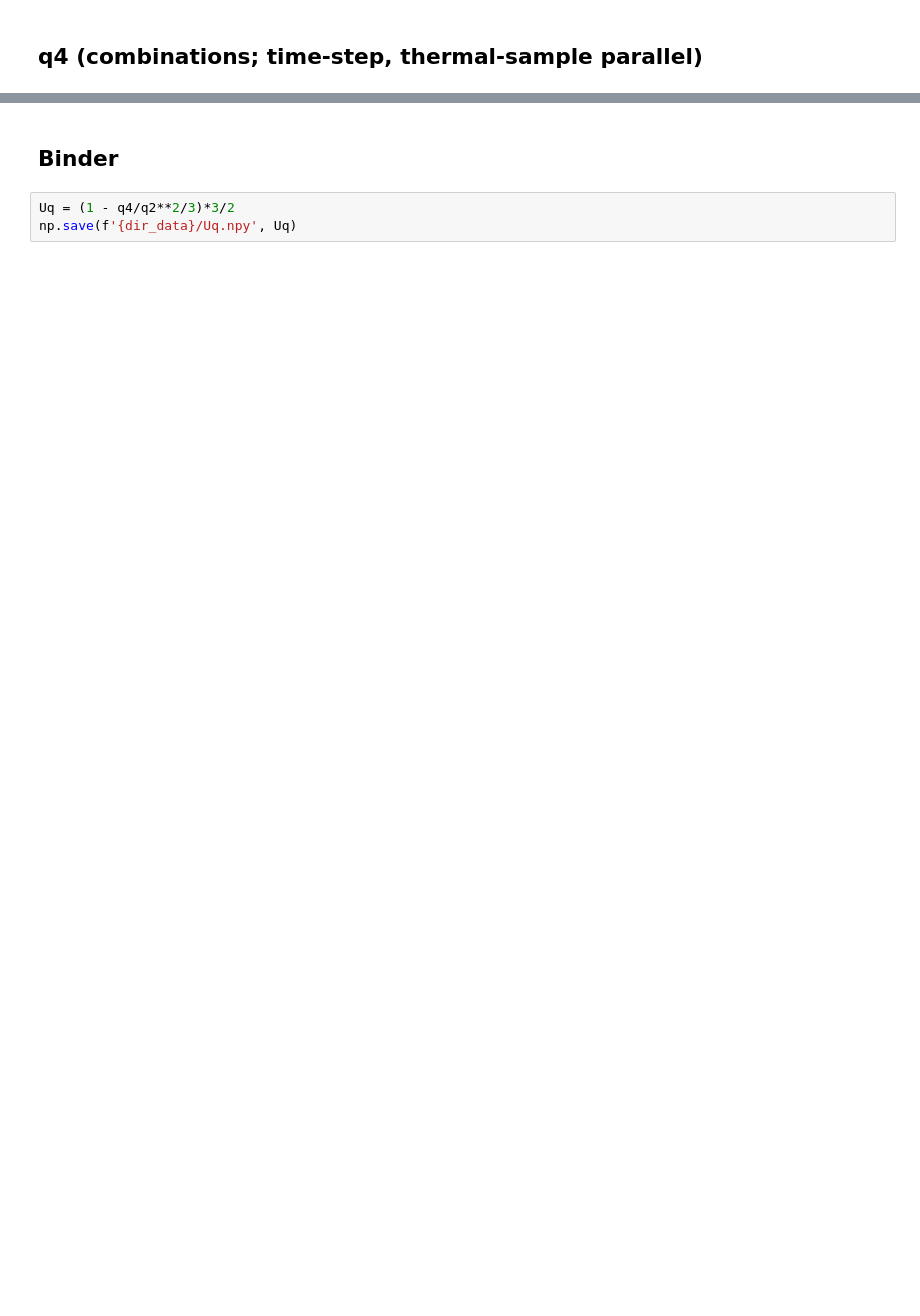
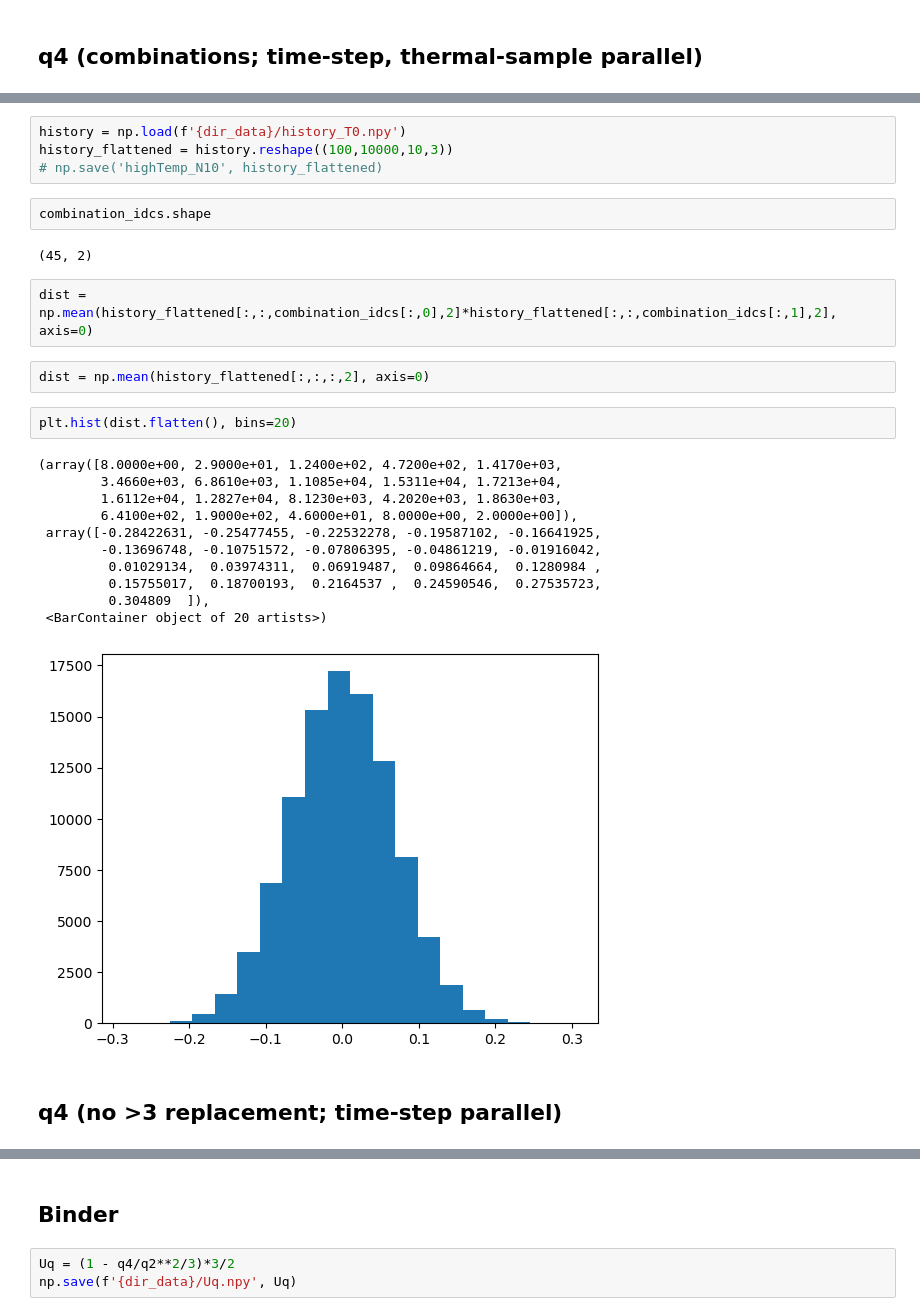
Before and after one commit to krlodeleon/LLG, a Jupyter notebook: q_EA.ipynb, the cells around one changed output, grey strips where cells are left out. Cells and saved outputs as stored; diff of their text form; blank space fills up the shorter version.

```diff
--- a/q_EA.ipynb
+++ b/q_EA.ipynb
@@ -149,0 +239,28 @@ q4 Progress: 100.0%; Subprogress: 1.0%%; Done.
+# %%
+history = np.load(f'{dir_data}/history_T0.npy')
+history_flattened = history.reshape((100,10000,10,3))
+# np.save('highTemp_N10', history_flattened)
+# %%
+combination_idcs.shape
+# %% [output]
+(45, 2)
+# %%
+dist = np.mean(history_flattened[:,:,combination_idcs[:,0],2]*history_flattened[:,:,combination_idcs[:,1],2], axis=0)
+# %%
+dist = np.mean(history_flattened[:,:,:,2], axis=0)
+# %%
+plt.hist(dist.flatten(), bins=20)
+# %% [output]
+(array([8.0000e+00, 2.9000e+01, 1.2400e+02, 4.7200e+02, 1.4170e+03,
+        3.4660e+03, 6.8610e+03, 1.1085e+04, 1.5311e+04, 1.7213e+04,
+        1.6112e+04, 1.2827e+04, 8.1230e+03, 4.2020e+03, 1.8630e+03,
+        6.4100e+02, 1.9000e+02, 4.6000e+01, 8.0000e+00, 2.0000e+00]),
+ array([-0.28422631, -0.25477455, -0.22532278, -0.19587102, -0.16641925,
+        -0.13696748, -0.10751572, -0.07806395, -0.04861219, -0.01916042,
+         0.01029134,  0.03974311,  0.06919487,  0.09864664,  0.1280984 ,
+         0.15755017,  0.18700193,  0.2164537 ,  0.24590546,  0.27535723,
+         0.304809  ]),
+ <BarContainer object of 20 artists>)
+[figure, added]
+# %% [markdown]
+## q4 (no >3 replacement; time-step parallel)
```
Also changed, not shown: parts of 23 cells of this notebook, 1 other file.
